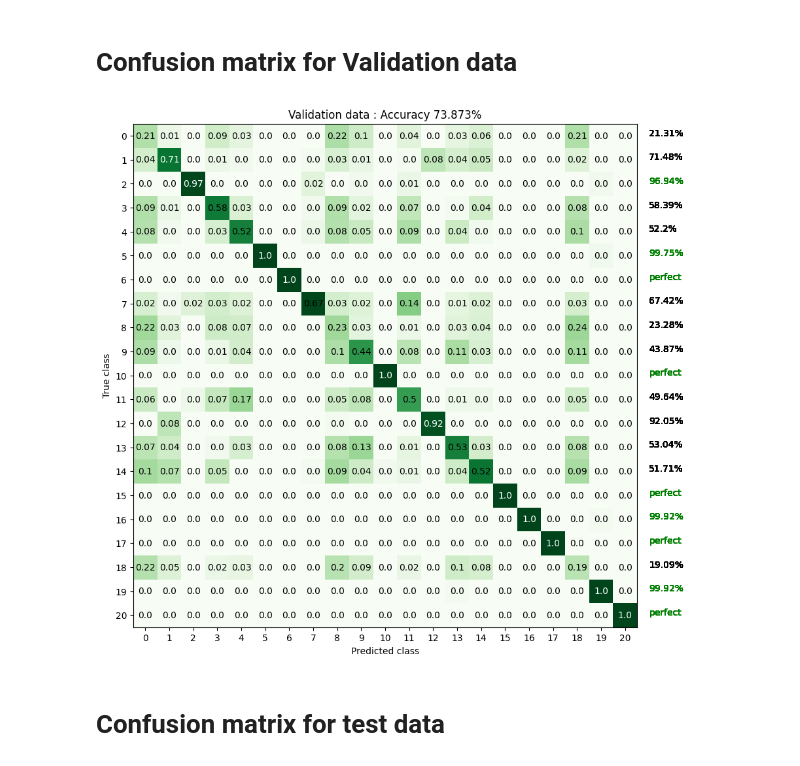
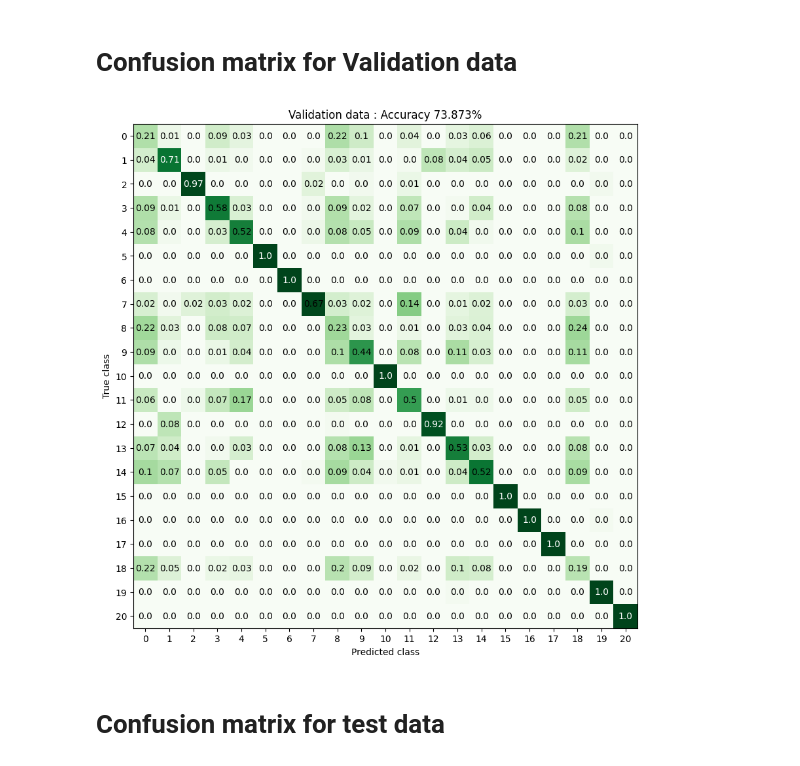
Before and after one commit to peterkrull/p7-ml-refrigeration-fault-detection, a Jupyter notebook: Python/LDA-SVM_v2.ipynb, the cells around one changed output. Saved outputs shown, nothing was run; the diff lists cells and outputs as text; code cells hidden in the pictures.

```diff
--- a/Python/LDA-SVM_v2.ipynb
+++ b/Python/LDA-SVM_v2.ipynb
@@ -78,26 +78,26 @@ SVC(C=1000, decision_function_shape='ovo', gamma=0.01, verbose=True)
 # %%
 
 #With the tranied SVM classfier, it is test how well it works for the data it was trained on.
 predict = clf_svm.predict(LDA_vald.drop('target',axis=1))
 
 #Plotting confusion matrix
 targets = vald_data['target'].unique().tolist()
 numbers = targets
 truth = labels_vald
 
 # Initialize empty confusion matrix
 conf_matrix = np.zeros((len(numbers),len(numbers)))
 
 # Iterate through each prediction and update confusion matrix accordingly
 for x,y in zip(predict,truth):
     conf_matrix[int(x)][int(y)] +=1
 
 eval_labels = False
 #plot the confusion matrix
-confusion_matrix(conf_matrix, figsize = (10,10),title='Validation data',save_fig_name='LDA-SVM Validation confusion matrix.pdf')
+confusion_matrix(conf_matrix, figsize = (10,10),title='Validation data',save_fig_name='LDA-SVM Validation confusion matrix.pdf',eval_labels = False)
 pass
 # %% [output]
-[figure, old version]
+[figure, new version]
 # %% [markdown]
 # Confusion matrix for test data
 # %%
```
Also changed, not shown: parts of 1 cell of this notebook.
